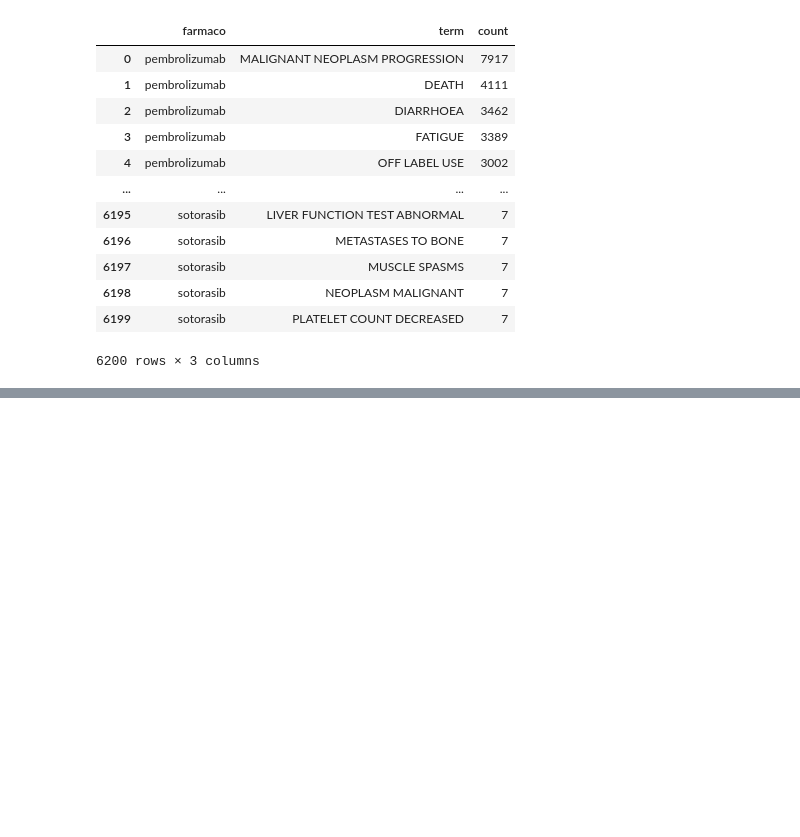
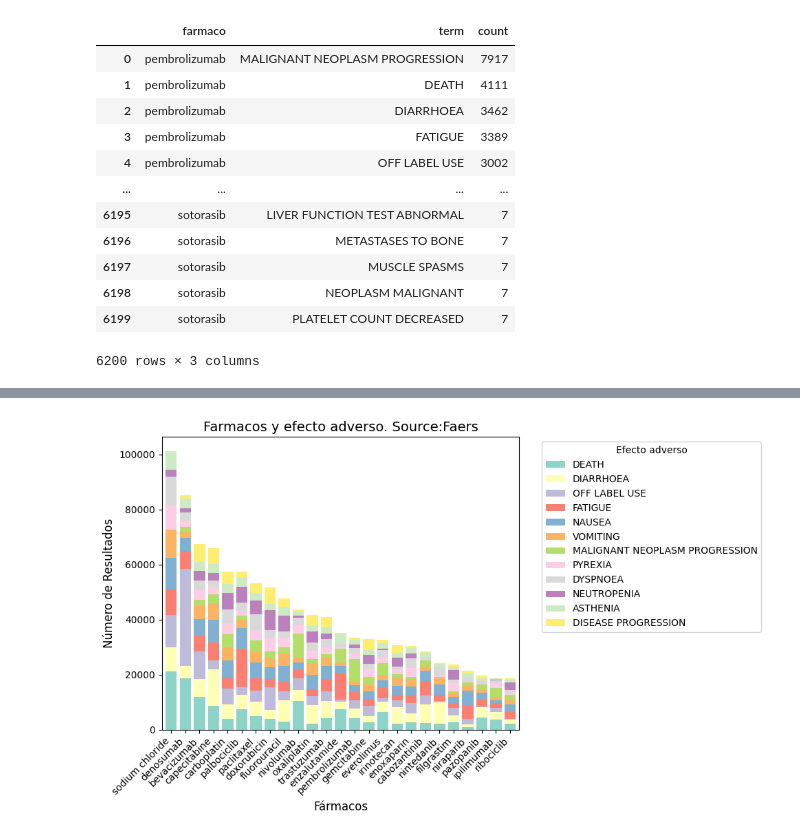
Before and after one commit to BreisOne/pharmacovigilance-literature-mining, a Jupyter notebook: notebooks/openFDA.ipynb, the cells around one changed output, grey strips where cells are left out. Saved outputs shown, nothing was run; the diff lists cells and outputs as text; code cells hidden in the pictures; blank space fills up the shorter version.

Commit message:
feat(app.py,notebooks): added streamlit data app skeleton and generalisation of nb functions for data pre-processing and barplot visualisation

```diff
--- a/notebooks/openFDA.ipynb
+++ b/notebooks/openFDA.ipynb
@@ -164,0 +154,3 @@ plt.show()
+# %%
+results_df_wide, top_farmacos = data_preprocessing(results_df)
+results_df_wide
@@ -164,0 +172,5 @@ plt.show()
+# %%
+# Visualizar los resultados de cada farmaco en función del tipo de tumor
+bar_plot_results(results_df_wide, top_farmacos)
+# %% [output]
+[figure, added]
```
Also changed, not shown: parts of 4 cells of this notebook, 7 other files.
